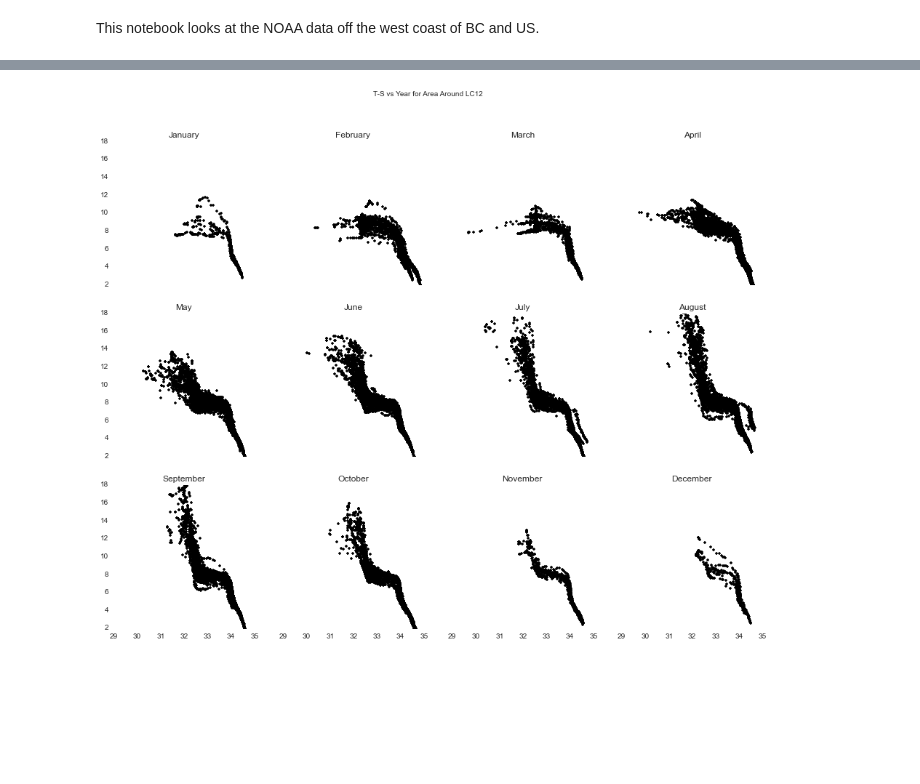
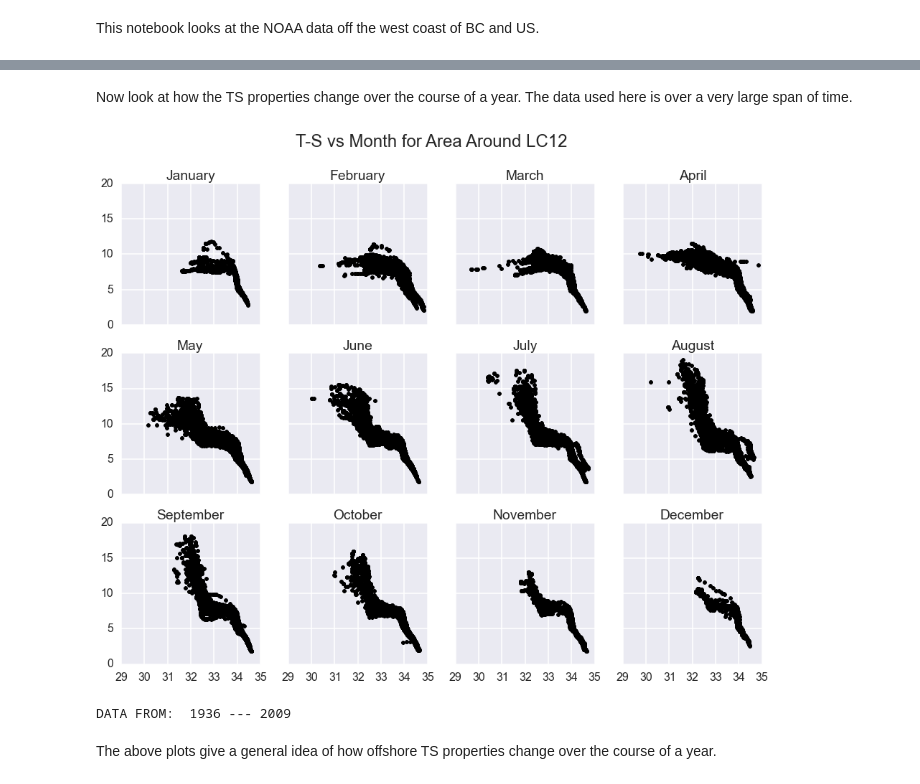
Before and after one commit to UBC-MOAD/falkor_upwelling, a Jupyter notebook: 1_Notebooks/read_NOAA.ipynb, the cells around one changed output, grey strips where cells are left out. Cells and saved outputs as stored; diff of their text form; code cells hidden in the pictures; blank space fills up the shorter version.

```diff
--- a/1_Notebooks/read_NOAA.ipynb
+++ b/1_Notebooks/read_NOAA.ipynb
@@ -8,7 +8,8 @@ from matplotlib import pylab
 from sets import Set
 import calendar
 import seaborn as sns
+import csvWOD
 
-sns.set_style("darkgrid")
+sns.set()
 
 %matplotlib inline
@@ -275,2 +18,3 @@ def csvWOD_get_var_depth(casts,var,depth):
 # %%
 cast_inf = csvWOD_readcasts("../../5_WOD13_Data/WOD13_002/ocldb1431635442.6176.CTD.csv")
+cast_inf.extend(csvWOD_readcasts("../../5_WOD13_Data/WOD13_002/ocldb1431635442.6176.OSD.csv"))
@@ -281,6 +27,9 @@ FOCUS_LAT_MIN = 48
 FOCUS_LAT_MAX = 48+(40.0/60.0)
 # %%
 plt.figure(figsize=(12,12))
+
+sns.set_style("darkgrid")
+sns.set_context("poster")
 
 lats = []
 lons = []
@@ -324,6 +80,7 @@ plt.show()
 # %%
 mnth_fracs = []
 
+sns.set_context('notebook')
 plt.figure(figsize=(16,12))
 for mnth in range(1,13):
     plt.subplot(3,4,mnth)
@@ -346,4 +103,6 @@ plt.title('Month fractions of total measurements')
 plt.xlabel('Month')
 plt.ylabel('Fraction of total')
 plt.show()
+
+sns.set_context('poster')
 # %% [output]
@@ -352,30 +111,42 @@ plt.show()
+# %% [markdown]
+Now look at how the TS properties change over the course of a year. The data used here is over a very large span of time.
 # %%
 fig,axes=plt.subplots(3,4,figsize=(16,12),sharex=True,sharey=True)
+
+dat_set = csvWOD_filter_variables(zm_casts,['Temperatur','Salinity'])
+
+all_yrs = Set([])
+
 for cnt,row in enumerate(axes):
     for cnt2,ax in enumerate(row):
         mnth = (cnt*4)+cnt2+1
         #plt.subplot(3,4,mnth)
-        mnth_filt = csvWOD_filter_variables(csvWOD_filter_month(zm_casts,mnth),['Temperatur','Salinity'])
+        mnth_filt = csvWOD_filter_month(dat_set,mnth)
 
         #mnth_lons = []
         #mnth_lats = []
         mnth_temp = []
         mnth_saln = []
         for ii in range(0,len(mnth_filt)):
+            all_yrs.add(mnth_filt[ii]['Year'])
             #mnth_lons.append(mnth_filt[ii]['Longitude'])
             #mnth_lats.append(mnth_filt[ii]['Latitude'])
             mnth_temp.extend(mnth_filt[ii]['Temperatur'])
             mnth_saln.extend(mnth_filt[ii]['Salinity'])
         #plt.plot(zm_lons,zm_lats,'.k')
         ax.plot(mnth_saln,mnth_temp,'.k')
         ax.set_xlim((29,35))
-        ax.set_ylim((2,18))
+        ax.set_ylim((0,20))
         ax.set_title(calendar.month_name[mnth])
-        ax.grid()
 
-plt.suptitle('T-S vs Year for Area Around LC12')
+plt.suptitle('T-S vs Month for Area Around LC12',fontsize=24)
 #plt.supxlabel('S')
 #plt.supylabel('T')
 plt.show()
+
+print "DATA FROM: ", str(min(all_yrs)), "---", str(max(all_yrs))
 # %% [output]
-[figure, old version]
+[figure, new version]
+DATA FROM:  1936 --- 2009
+# %% [markdown]
+The above plots give a general idea of how offshore TS properties change over the course of a year.
```
Also changed, not shown: parts of 8 cells of this notebook, 1 other file.
